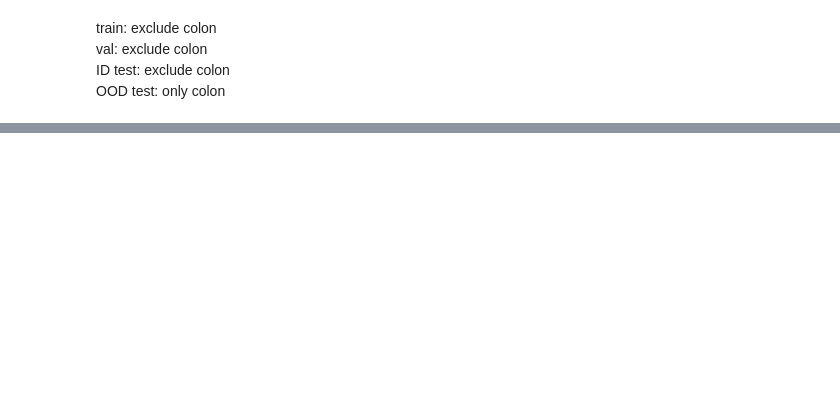
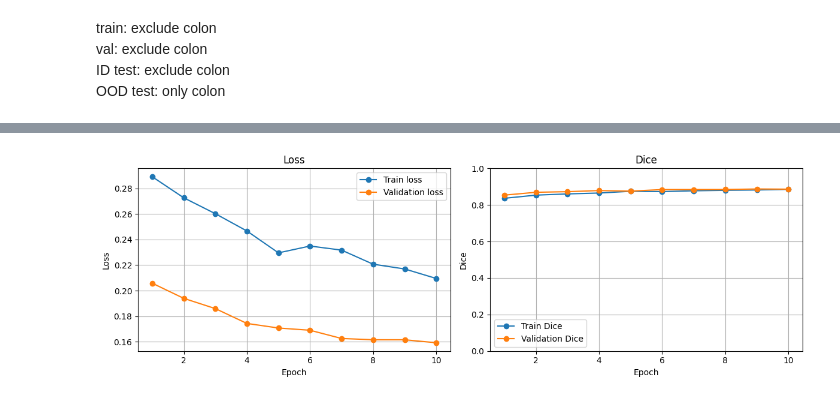
Before and after one commit to Zephyr417/Projects, a Jupyter notebook: Cell_Segmentation/tissuesplit.ipynb, the cells around one changed output, grey strips where cells are left out. Drawn from its saved outputs; the diff is of its cells as text; code cells hidden in the pictures; blank space fills up the shorter version.

```diff
--- a/Cell_Segmentation/tissuesplit.ipynb
+++ b/Cell_Segmentation/tissuesplit.ipynb
@@ -232,4 +91,7 @@ from torch.utils.data import Subset
 
 train_dataset_full = TissueNetDataset(train_X, train_y, training=True)
 train_dataset = Subset(train_dataset_full, train_indices)
+
+val_dataset_full = TissueNetDataset(val_X, val_y, training=False)
+val_dataset = Subset(val_dataset_full, val_indices)
 # %%
@@ -257,0 +145,94 @@ len(train_dataset_full), len(train_dataset)
+# %%
+device = torch.device("cuda" if torch.cuda.is_available() else "cpu")
+
+model = UNet(n_class=2).to(device)
+
+optimizer = torch.optim.Adam(model.parameters(),lr=1e-3)
+
+loss_fn = nn.BCEWithLogitsLoss()
+# %%
+checkpoint_path = "best_no_colon.pt"
+
+best_val_dice = -1.0
+best_val_loss = float("inf")
+best_epoch = -1
+min_delta = 1e-4
+# %%
+epochs = 10
+
+train_losses = []
+train_dices = []
+val_losses = []
+val_dices = []
+
+
+for epoch in range(epochs):
+    train_loss, train_dice = train_one_epoch(train_dataloader, model, loss_fn, optimizer, device)
+    val_loss, val_dice = evaluate(val_dataloader, model, loss_fn, device)
+
+    train_losses.append(train_loss)
+    train_dices.append(train_dice)
+    val_losses.append(val_loss)
+    val_dices.append(val_dice)
+
+    # Clear the previous epoch display before showing current results.
+    clear_output(wait=True)
+
+    # save the model with the best dice and loss
+    dice_improved = val_dice > best_val_dice + min_delta
+
+    dice_tied = abs(val_dice - best_val_dice) <= min_delta
+    loss_improved = val_loss < best_val_loss
+
+    if dice_improved or (dice_tied and loss_improved):
+        best_val_dice = val_dice
+        best_val_loss = val_loss
+        best_epoch = epoch + 1
+
+        torch.save(
+            {
+                "epoch": best_epoch,
+                "model_state_dict": model.state_dict(),
+                "optimizer_state_dict": optimizer.state_dict(),
+                "val_loss": best_val_loss,
+                "val_dice": best_val_dice,
+            },
+            checkpoint_path,
+        )
+
+        print(
+            f"Saved best model at epoch {best_epoch}: "
+            f"val Dice={best_val_dice:.4f}, "
+            f"val loss={best_val_loss:.4f}"
+        )
+
+
+
+    epoch_range = range(1, epoch + 2)
+    fig, axes = plt.subplots(1, 2, figsize=(12, 4))
+
+    axes[0].plot(epoch_range, train_losses, marker="o", label="Train loss")
+    axes[0].plot(epoch_range, val_losses, marker="o", label="Validation loss")
+    axes[0].set_title("Loss")
+    axes[0].set_xlabel("Epoch")
+    axes[0].set_ylabel("Loss")
+    axes[0].legend()
+    axes[0].grid(True)
+
+    axes[1].plot(epoch_range, train_dices, marker="o", label="Train Dice")
+    axes[1].plot(epoch_range, val_dices, marker="o", label="Validation Dice")
+    axes[1].set_title("Dice")
+    axes[1].set_xlabel("Epoch")
+    axes[1].set_ylabel("Dice")
+    axes[1].set_ylim(0, 1)
+    axes[1].legend()
+    axes[1].grid(True)
+
+    plt.tight_layout()
+    plt.show()
+
+    print("Best epoch:", best_epoch)
+    print("Best validation Dice:", best_val_dice)
+    print("Best validation loss:", best_val_loss)
+# %% [output]
+[figure, added]
```
Also changed, not shown: parts of 22 cells of this notebook, 2 other files.
